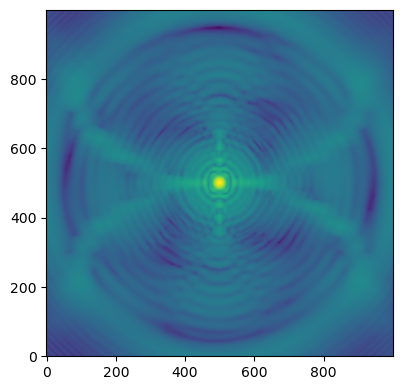
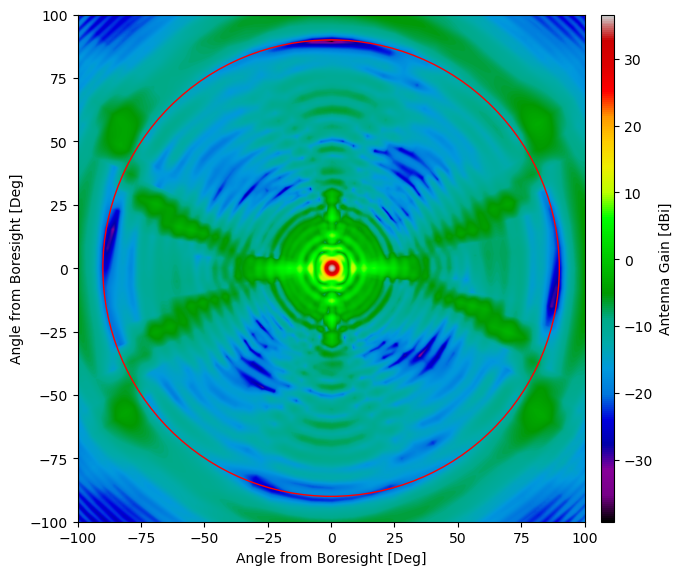
Unified diff of the notebook cell whose output changed from the first chart to the second:
--- before
+++ after
@@ -1,5 +1,27 @@
-plt.figure()
+plt.rcParams['figure.figsize'] = [7, 7]
 
-plt.imshow(np.log10(linear_pattern[:,:,0]),origin='lower')
+circle = plt.Circle((0, 0), 90, color='r', fill=False,)
+
+fig = plt.figure()
+ax = plt.gca()
+
+im = ax.imshow(
+    10*np.log10(linear_pattern[:,:,0])+36.63595475628274, #don't ask why this doesn't work as expected, I really don't know
+    origin='lower',
+    extent=extent,
+    cmap='nipy_spectral')
+
+ax.add_patch(circle)
+
+ax.set_xlabel('Angle from Boresight [Deg]')
+ax.set_ylabel('Angle from Boresight [Deg]')
+
+# create an axes on the right side of ax. The width of cax will be 5%
+# of ax and the padding between cax and ax will be fixed at 0.05 inch.
+divider = make_axes_locatable(ax)
+cax = divider.append_axes("right", size="5%", pad=0.1, aspect=0.5)
+
+cbar = fig.colorbar(im, cax=cax)
+cbar.set_label('Antenna Gain [dBi]')
 
 plt.show()

Commit: pretty beam plots